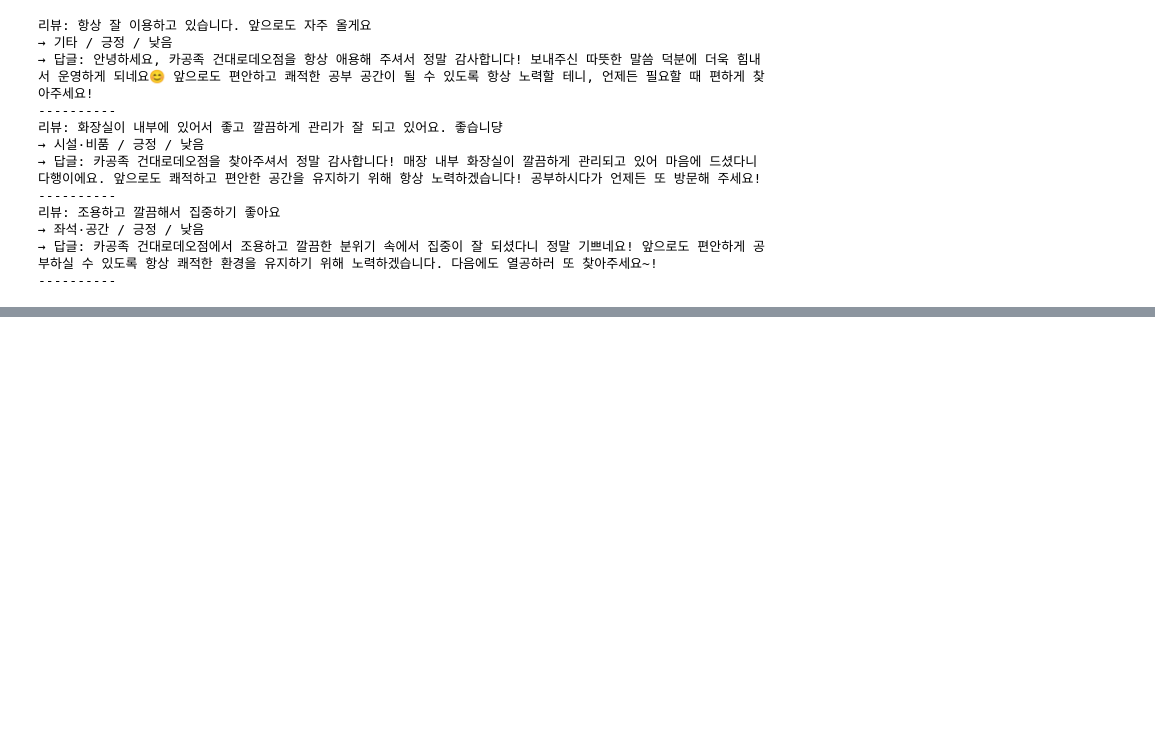
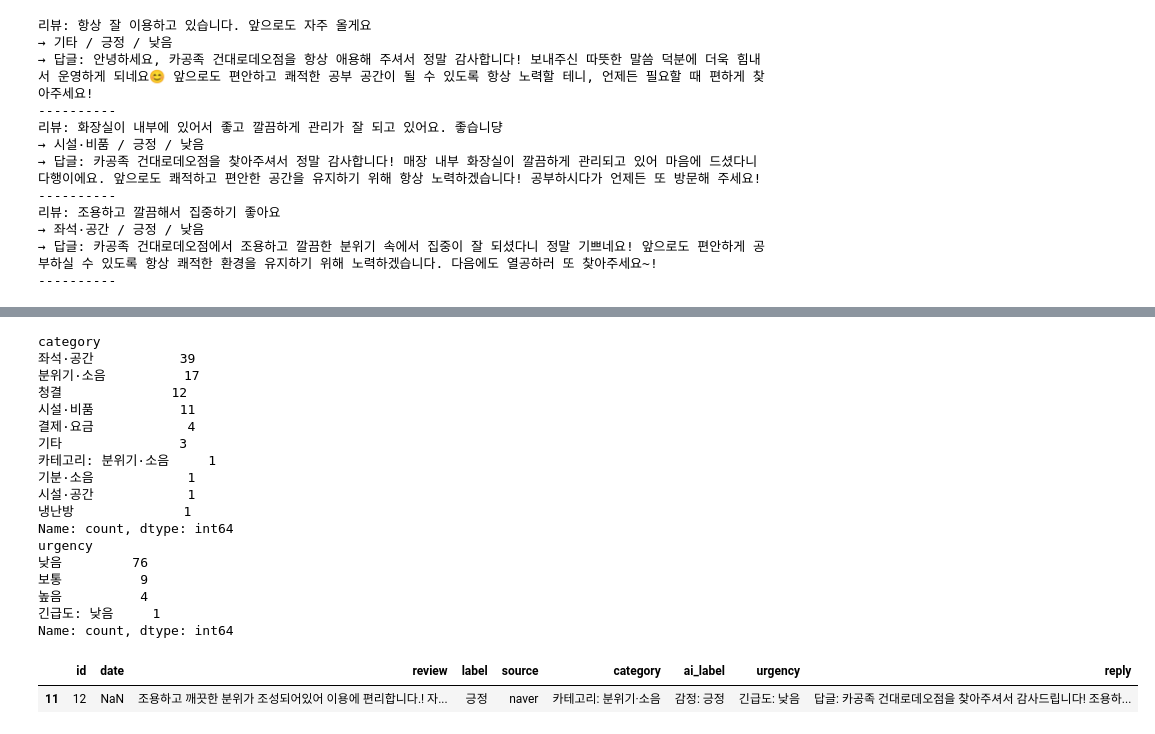
Before and after one commit to 0210doha/review-bot, a Jupyter notebook: review_bot.ipynb, the cells around one changed output, grey strips where cells are left out. Saved outputs shown, nothing was run; the diff lists cells and outputs as text; code cells hidden in the pictures; blank space fills up the shorter version.

```diff
--- a/review_bot.ipynb
+++ b/review_bot.ipynb
@@ -140,0 +201,25 @@ for review in df["review"].head(3):
+# %%
+print(df["category"].value_counts())
+print(df["urgency"].value_counts())
+df[df["ai_label"] == "감정: 긍정"]
+# %% [output]
+category
+좌석·공간           39
+분위기·소음          17
+청결              12
+시설·비품           11
+결제·요금            4
+기타               3
+카테고리: 분위기·소음     1
+기분·소음            1
+시설·공간            1
+냉난방              1
+Name: count, dtype: int64
+urgency
+낮음         76
+보통          9
+높음          4
+긴급도: 낮음     1
+Name: count, dtype: int64
+|  | id | date | review | label | source | category | ai_label | urgency | reply |
+| 11 | 12 | NaN | 조용하고 깨끗한 분위가 조성되어있어 이용에 편리합니다.! 자... | 긍정 | naver | 카테고리: 분위기·소음 | 감정: 긍정 | 긴급도: 낮음 | 답글: 카공족 건대로데오점을 찾아주셔서 감사드립니다! 조용하... |
```
Also changed, not shown: parts of 4 cells of this notebook, 1 other file.
